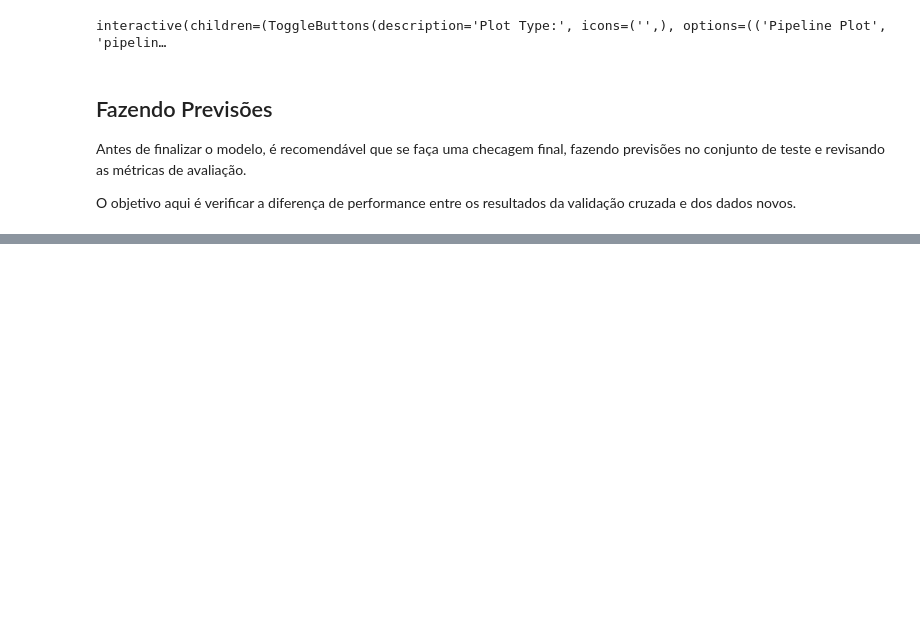
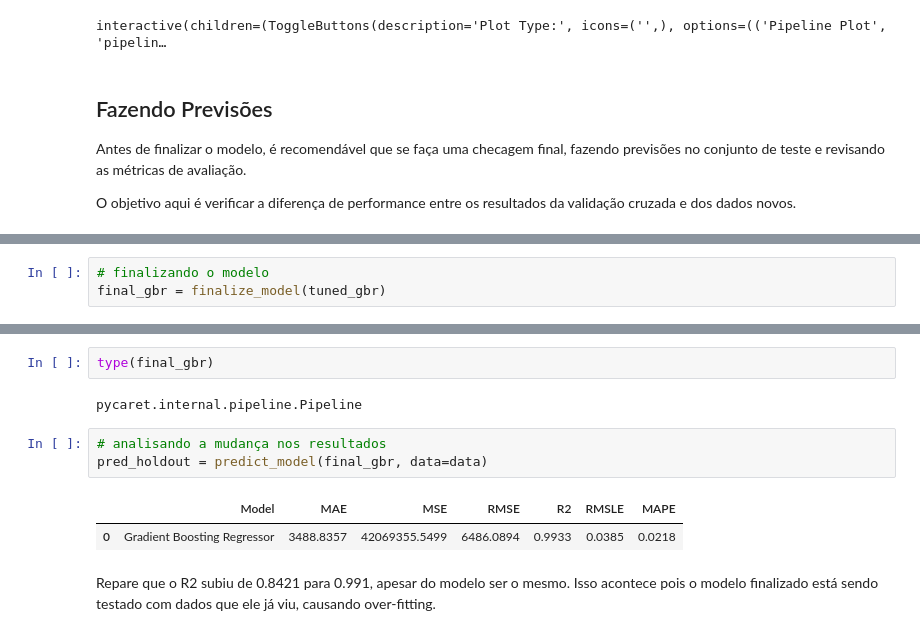
Before and after one commit to JhonnyLimachi/Sigmoidal, a Jupyter notebook: 38_Regressão_com_PyCaret.ipynb, the cells around one changed output, grey strips where cells are left out. Saved outputs shown, nothing was run; the diff lists cells and outputs as text; blank space fills up the shorter version.

```diff
--- a/38_Regressão_com_PyCaret.ipynb
+++ b/38_Regressão_com_PyCaret.ipynb
@@ -358,0 +380,3 @@ O objetivo aqui é verificar a diferença de performance entre os resultados da
+# %%
+# finalizando o modelo
+final_gbr = finalize_model(tuned_gbr)
@@ -358,0 +389,12 @@ O objetivo aqui é verificar a diferença de performance entre os resultados da
+# %%
+type(final_gbr)
+# %% [output]
+pycaret.internal.pipeline.Pipeline
+# %%
+# analisando a mudança nos resultados
+pred_holdout = predict_model(final_gbr, data=data)
+# %% [output]
+|  | Model | MAE | MSE | RMSE | R2 | RMSLE | MAPE |
+| 0 | Gradient Boosting Regressor | 3488.8357 | 42069355.5499 | 6486.0894 | 0.9933 | 0.0385 | 0.0218 |
+# %% [markdown]
+Repare que o R2 subiu de 0.8421 para 0.991, apesar do modelo ser o mesmo. Isso acontece pois o modelo finalizado está sendo testado com dados que ele já viu, causando over-fitting.
```
Also changed, not shown: parts of 5 cells of this notebook.
